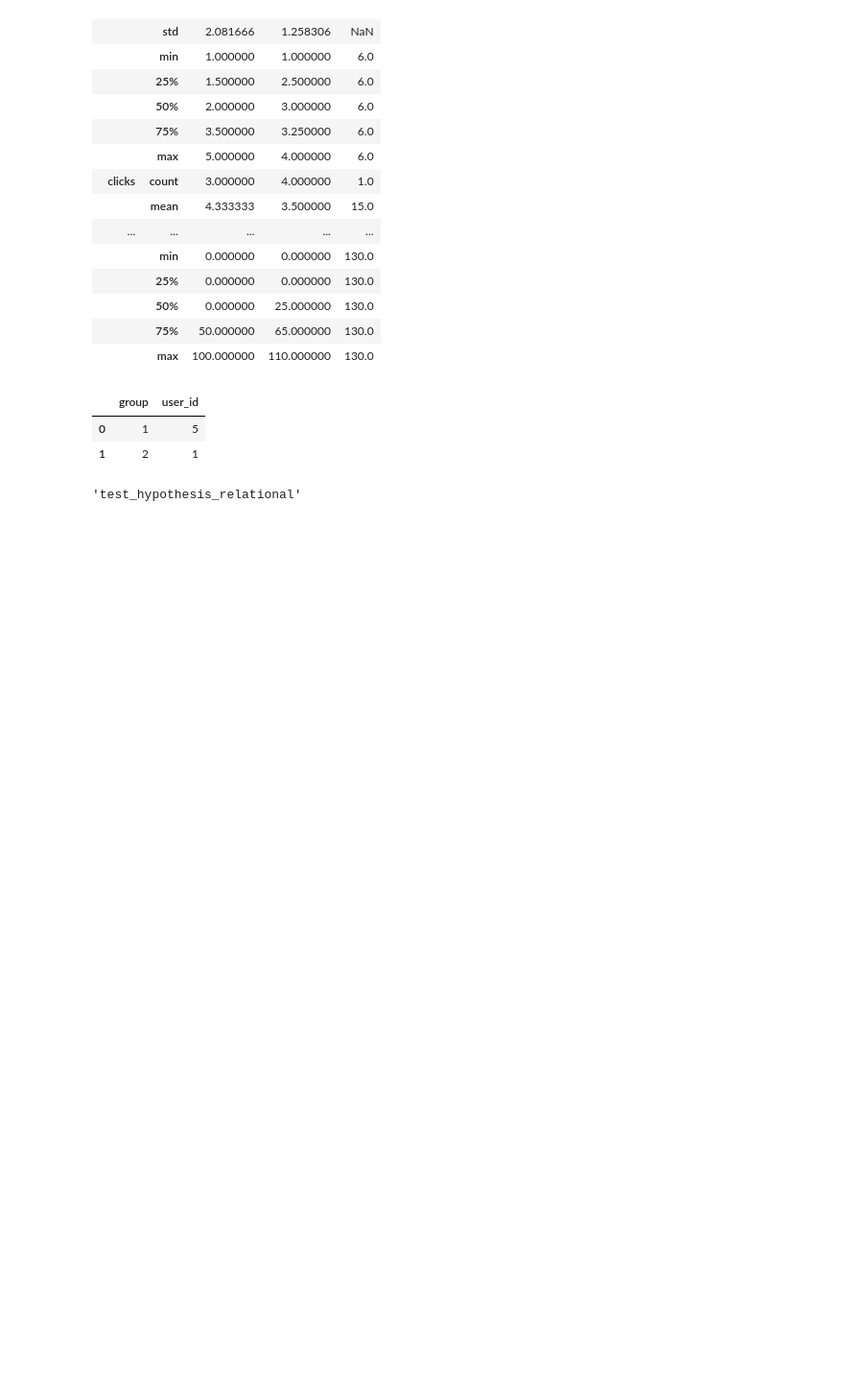
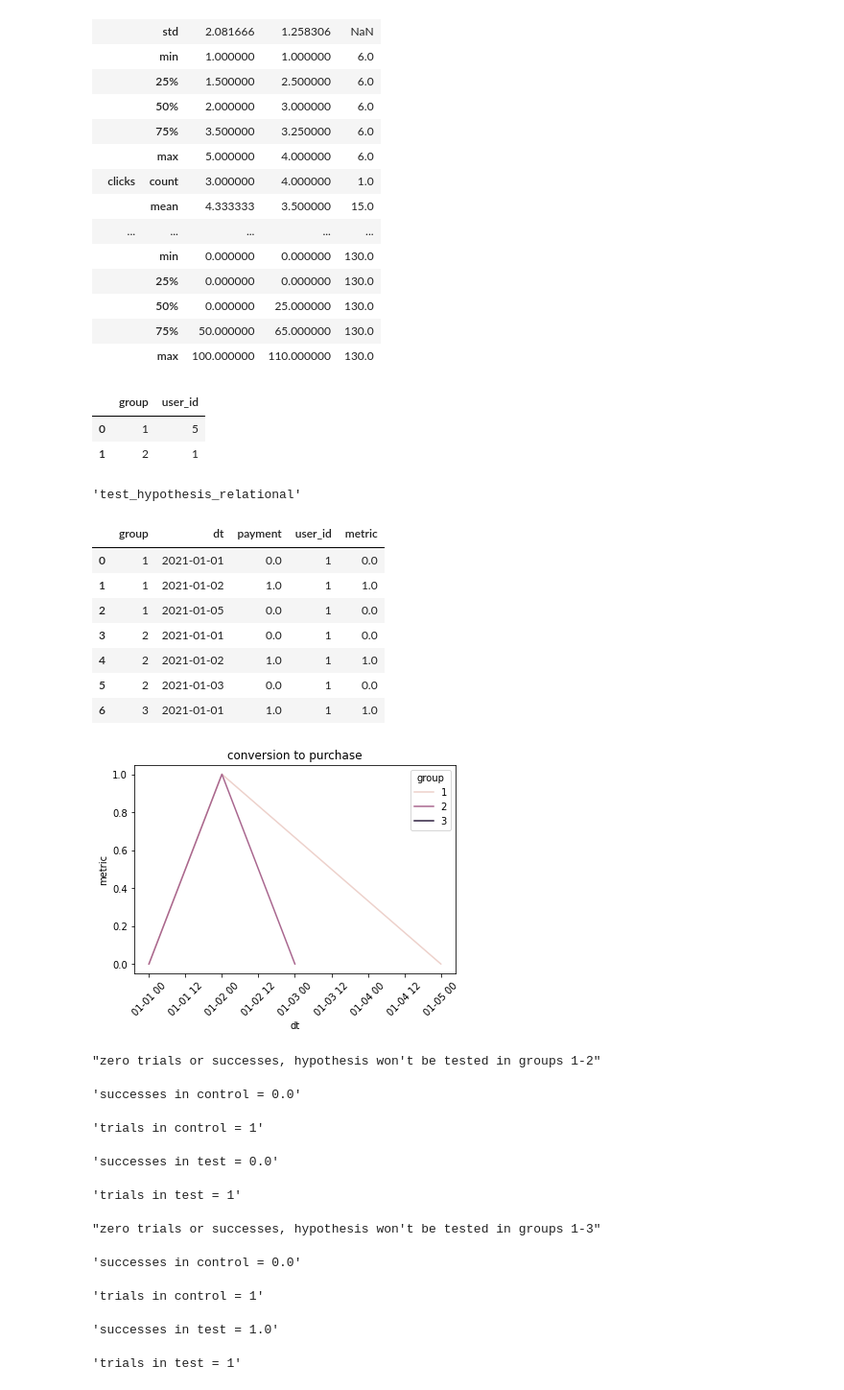
Before and after one commit to sqweptic/burnaby, a Jupyter notebook: src/example.ipynb, the cells around one changed output. Shown: that part at 96% size. Saved outputs shown, nothing was run; the diff lists cells and outputs as text; code cells hidden in the pictures; blank space fills up the shorter version.

```diff
--- a/src/example.ipynb
+++ b/src/example.ipynb
@@ -71,12 +72,31 @@ validate_ab_test_data(EXPERIMENT_NAME)
 # %%
 test_hypothesis_relational(
     EXPERIMENT_NAME,
     nominator='payment',
     denominator='user_id',
     stat_test='chisquare', # ztest
     description='conversion to purchase',
     uniq_id_rel=True,
-    significance_level=0.05
+    significance_level=0.95
 )
 # %% [output]
 'test_hypothesis_relational'
+|  | group | dt | payment | user_id | metric |
+| 0 | 1 | 2021-01-01 | 0.0 | 1 | 0.0 |
+| 1 | 1 | 2021-01-02 | 1.0 | 1 | 1.0 |
+| 2 | 1 | 2021-01-05 | 0.0 | 1 | 0.0 |
+| 3 | 2 | 2021-01-01 | 0.0 | 1 | 0.0 |
+| 4 | 2 | 2021-01-02 | 1.0 | 1 | 1.0 |
+| 5 | 2 | 2021-01-03 | 0.0 | 1 | 0.0 |
+| 6 | 3 | 2021-01-01 | 1.0 | 1 | 1.0 |
+[figure, added]
+"zero trials or successes, hypothesis won't be tested in groups 1-2"
+'successes in control = 0.0'
+'trials in control = 1'
+'successes in test = 0.0'
+'trials in test = 1'
+"zero trials or successes, hypothesis won't be tested in groups 1-3"
+'successes in control = 0.0'
+'trials in control = 1'
+'successes in test = 1.0'
+'trials in test = 1'
```
Also changed, not shown: parts of 6 cells of this notebook, 4 other files.
